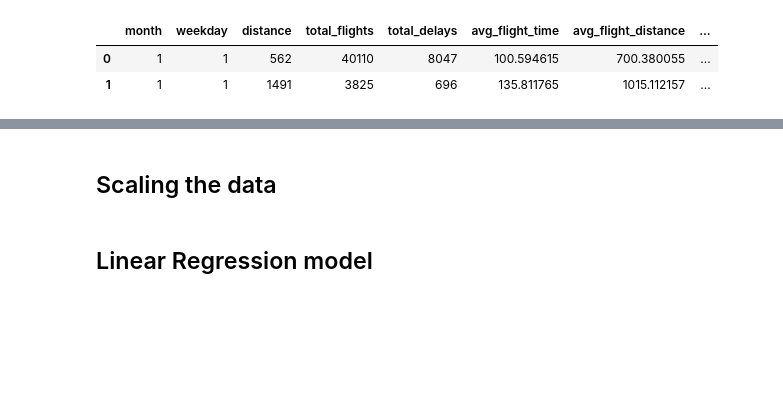
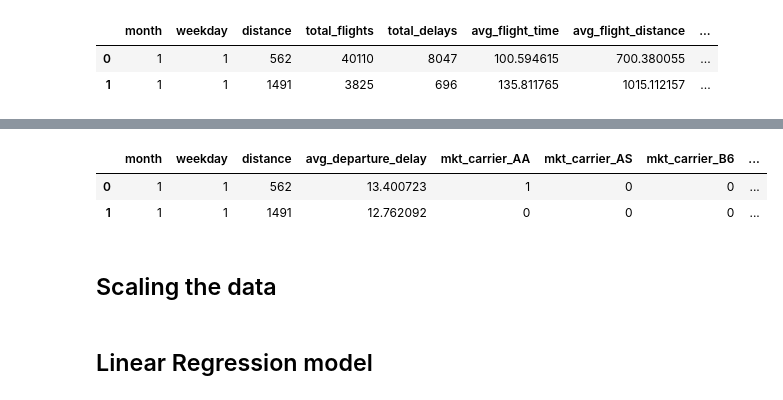
Before and after one commit to elslb/airline_delay_project, a Jupyter notebook: Modeling.ipynb, the cells around one changed output, grey strips where cells are left out. Cells and saved outputs as stored; diff of their text form; code cells hidden in the pictures; blank space fills up the shorter version.

Commit message:
finalized DF, use df_clean as the final

```diff
--- a/Modeling.ipynb
+++ b/Modeling.ipynb
@@ -199,7 +199,7 @@ cols_dummies = pd.get_dummies(df[['mkt_carrier']])
 # extract numerical features
 cols_num = df[['month', 'weekday', 'distance','total_flights', 'total_delays',
                'avg_flight_time', 'avg_flight_distance', 'avg_departure_delay',
-               'avg_taxi_in', 'avg_taxi_out']]
+               'avg_taxi_in', 'avg_taxi_out', 'arr_delay']]
 
 # combine numerical and categorical (dummies) features into final dataframe
 df = pd.concat([cols_num, cols_dummies], axis=1)
@@ -218,3 +228,12 @@ df.describe()
+# %%
+df_clean = df.drop(['total_delays','total_flights', 'avg_flight_time', 'avg_flight_distance',
+                    'avg_taxi_in', 'avg_taxi_out', 'arr_delay'], axis = 1)
+# %%
+df_clean.head(2)
+# %% [output]
+|  | month | weekday | distance | avg_departure_delay | mkt_carrier_AA | mkt_carrier_AS | mkt_carrier_B6 | ... |
+| 0 | 1 | 1 | 562 | 13.400723 | 1 | 0 | 0 | ... |
+| 1 | 1 | 1 | 1491 | 12.762092 | 0 | 0 | 0 | ... |
 # %%
 # Metrics to be used for evaluation of models
 # %%
```
Also changed, not shown: parts of 3 cells of this notebook.
